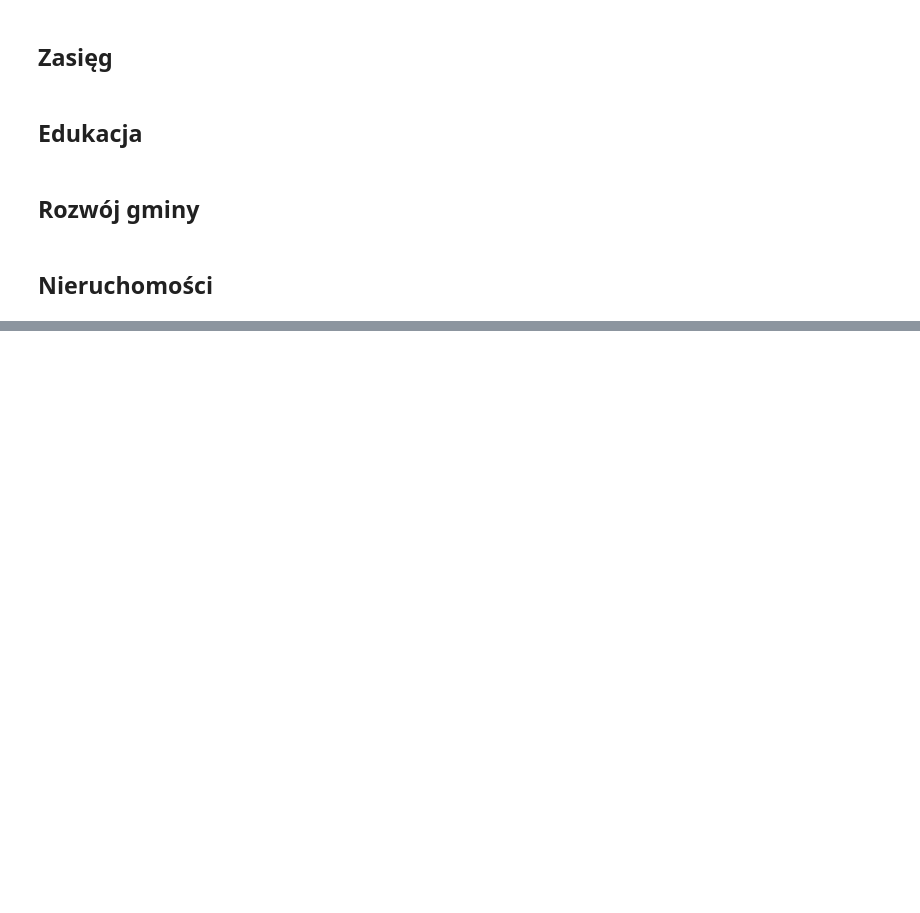
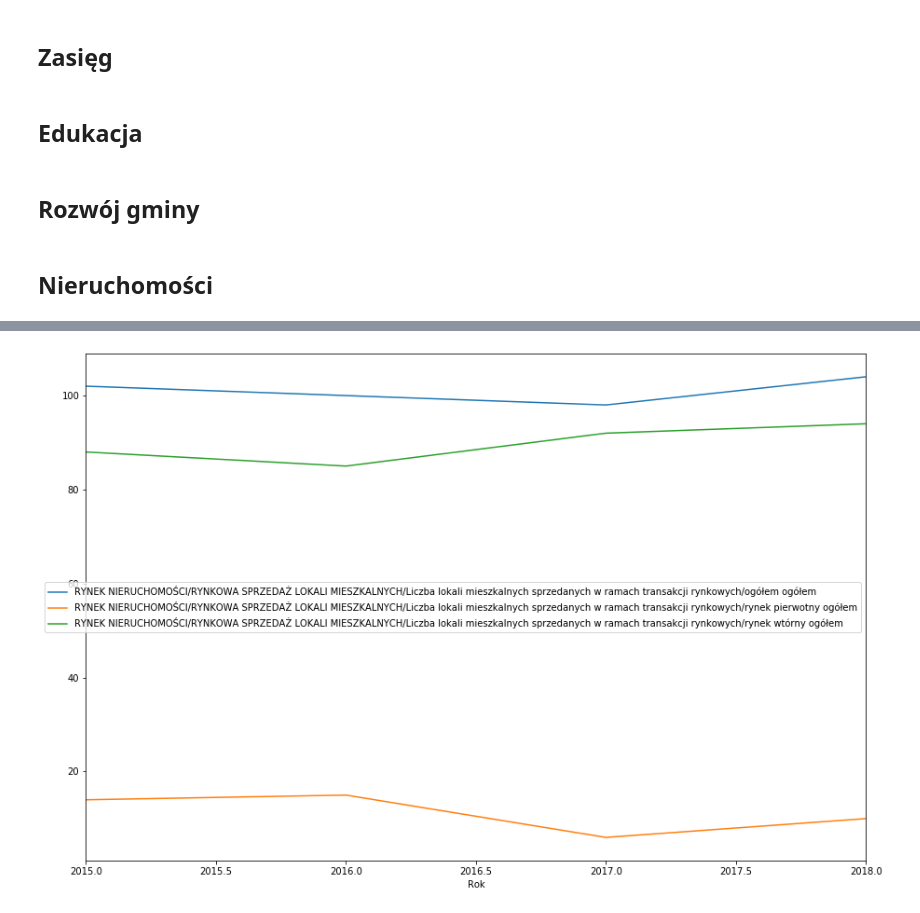
Before and after one commit to kodujdlapolski/tumieszkaj, a Jupyter notebook: Dane dla MVP TuMieszkaj.ipynb, the cells around one changed output, grey strips where cells are left out. Drawn from its saved outputs; the diff is of its cells as text; code cells hidden in the pictures; blank space fills up the shorter version.

```diff
--- a/Dane dla MVP TuMieszkaj.ipynb
+++ b/Dane dla MVP TuMieszkaj.ipynb
@@ -129,0 +201,11 @@ df
+# %%
+df = pd.read_csv('data/Powiat bieruńsko-lędziński/nieruchomosci_powiat.json.csv', index_col='Rok')
+#df.columns.tolist()
+# %%
+counts = df[
+    ['RYNEK NIERUCHOMOŚCI/RYNKOWA SPRZEDAŻ LOKALI MIESZKALNYCH/Liczba lokali mieszkalnych sprzedanych w ramach transakcji rynkowych/ogółem ogółem',
+     'RYNEK NIERUCHOMOŚCI/RYNKOWA SPRZEDAŻ LOKALI MIESZKALNYCH/Liczba lokali mieszkalnych sprzedanych w ramach transakcji rynkowych/rynek pierwotny ogółem',
+     'RYNEK NIERUCHOMOŚCI/RYNKOWA SPRZEDAŻ LOKALI MIESZKALNYCH/Liczba lokali mieszkalnych sprzedanych w ramach transakcji rynkowych/rynek wtórny ogółem']]
+counts.plot.line(figsize=(15,10));
+# %% [output]
+[figure, added]
```
Also changed, not shown: parts of 33 cells of this notebook, 22 other files.
